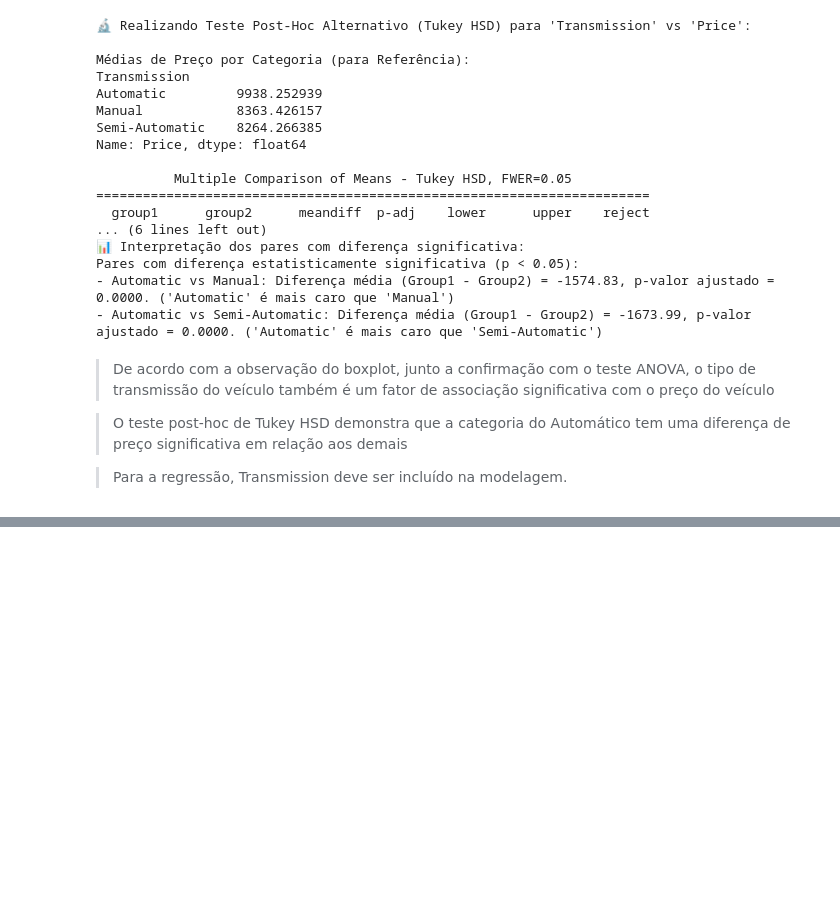
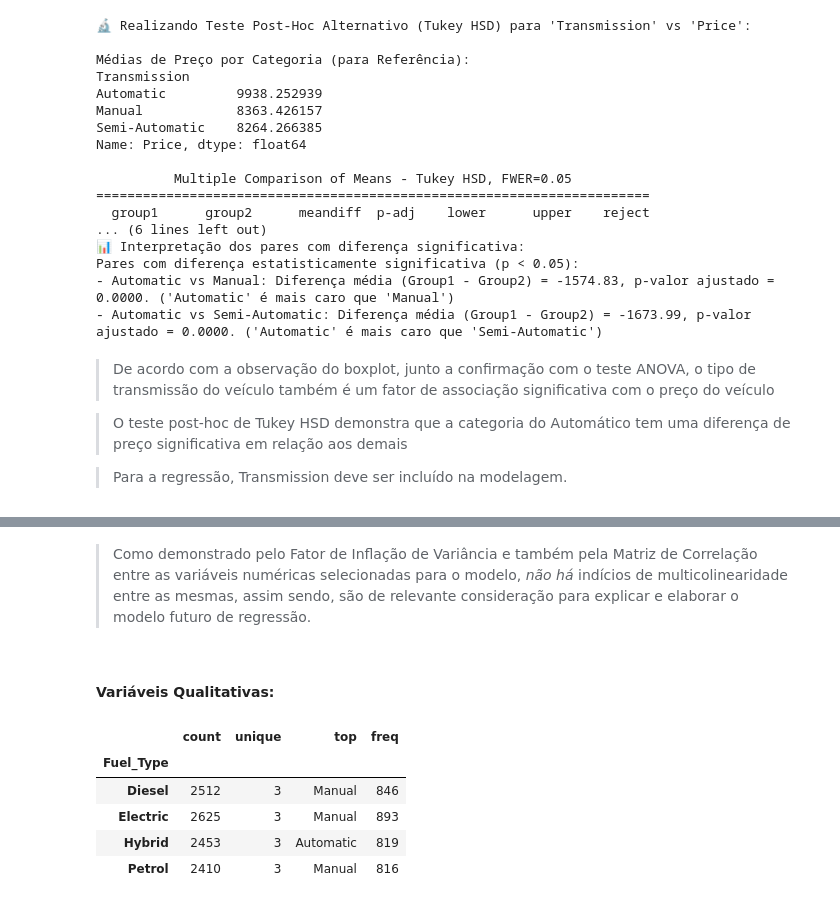
Before and after one commit to gabrielgvss/Regressao-Precos-Carros, a Jupyter notebook: notebooks/EDA.ipynb, the cells around one changed output, grey strips where cells are left out. Drawn from its saved outputs; the diff is of its cells as text; code cells hidden in the pictures; blank space fills up the shorter version.

```diff
--- a/notebooks/EDA.ipynb
+++ b/notebooks/EDA.ipynb
@@ -1112,0 +1189,13 @@ Pares com diferença estatisticamente significativa (p < 0.05):
+# %% [markdown]
+> Como demonstrado pelo Fator de Inflação de Variância e também pela Matriz de Correlação entre as variáveis numéricas selecionadas para o modelo, *não há* indícios de multicolinearidade entre as mesmas, assim sendo, são de relevante consideração para explicar e elaborar o modelo futuro de regressão.
+# %% [markdown]
+#### Variáveis Qualitativas:
+# %%
+df_variaveis_correlacionadas.groupby('Fuel_Type')['Transmission'].describe()
+# %% [output]
+|  | count | unique | top | freq |
+| Fuel_Type |  |  |  |  |
+| Diesel | 2512 | 3 | Manual | 846 |
+| Electric | 2625 | 3 | Manual | 893 |
+| Hybrid | 2453 | 3 | Automatic | 819 |
+| Petrol | 2410 | 3 | Manual | 816 |
```
Also changed, not shown: parts of 14 cells of this notebook, 1 other file.
